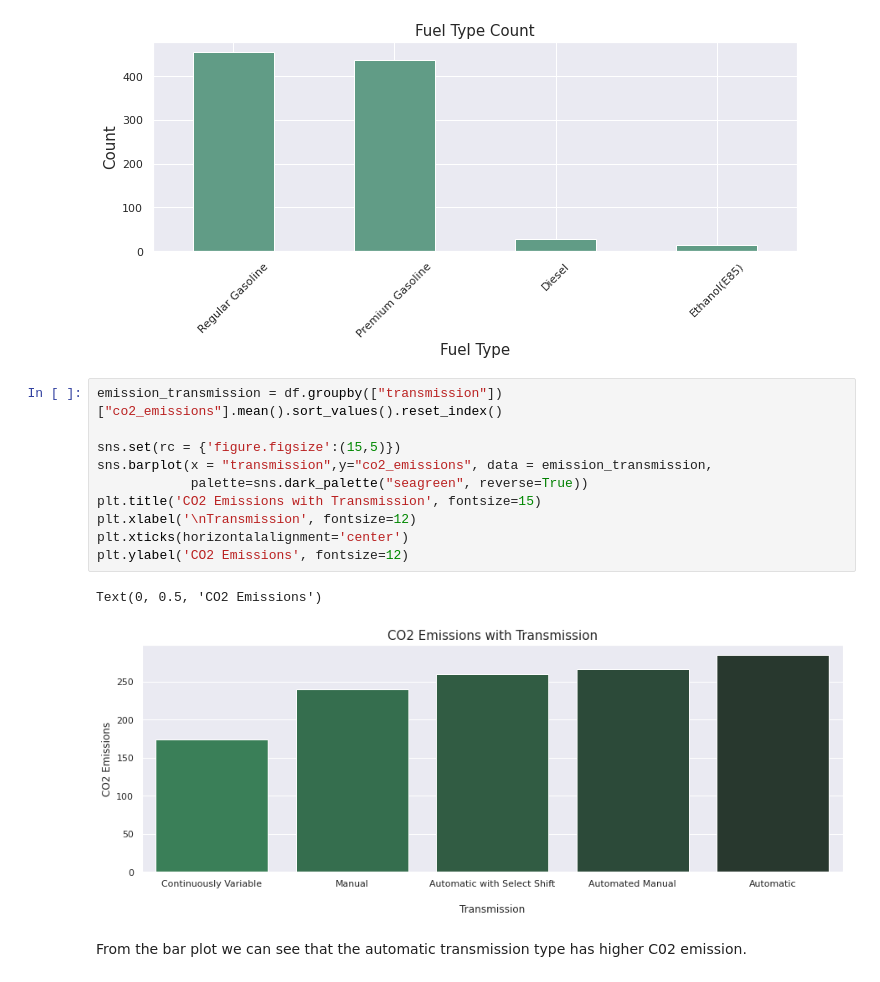
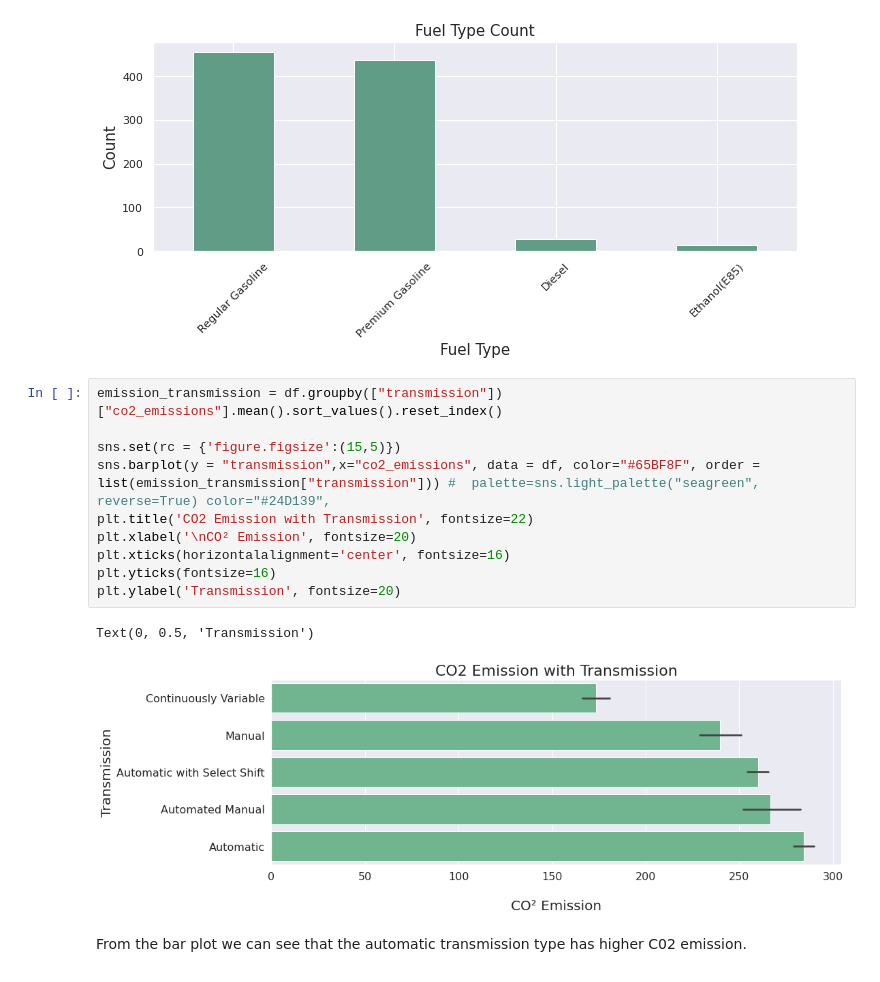
Before and after one commit to Sophiat-O/c02_emission_analysis, a Jupyter notebook: Data_Analysis_of_Car_C02.ipynb, the cells around one changed output. Cells and saved outputs as stored; diff of their text form.

```diff
--- a/Data_Analysis_of_Car_C02.ipynb
+++ b/Data_Analysis_of_Car_C02.ipynb
@@ -190,16 +196,16 @@ Name: fuel_type, dtype: int64
 # %%
 emission_transmission = df.groupby(["transmission"])["co2_emissions"].mean().sort_values().reset_index()
 
 sns.set(rc = {'figure.figsize':(15,5)})
-sns.barplot(x = "transmission",y="co2_emissions", data = emission_transmission,
-            palette=sns.dark_palette("seagreen", reverse=True))
-plt.title('CO2 Emissions with Transmission', fontsize=15)
-plt.xlabel('\nTransmission', fontsize=12)
-plt.xticks(horizontalalignment='center')
-plt.ylabel('CO2 Emissions', fontsize=12)
+sns.barplot(y = "transmission",x="co2_emissions", data = df, color="#65BF8F", order = list(emission_transmission["transmission"])) #  palette=sns.light_palette("seagreen", reverse=True) color="#24D139",
+plt.title('CO2 Emission with Transmission', fontsize=22)
+plt.xlabel('\nCO² Emission', fontsize=20)
+plt.xticks(horizontalalignment='center', fontsize=16)
+plt.yticks(fontsize=16)
+plt.ylabel('Transmission', fontsize=20)
 # %% [output]
-Text(0, 0.5, 'CO2 Emissions')
+Text(0, 0.5, 'Transmission')
-[figure, old version]
+[figure, new version]
 # %% [markdown]
 From the bar plot we can see that the automatic transmission type has higher C02 emission.
 # %%
```
Also changed, not shown: parts of 9 cells of this notebook.
